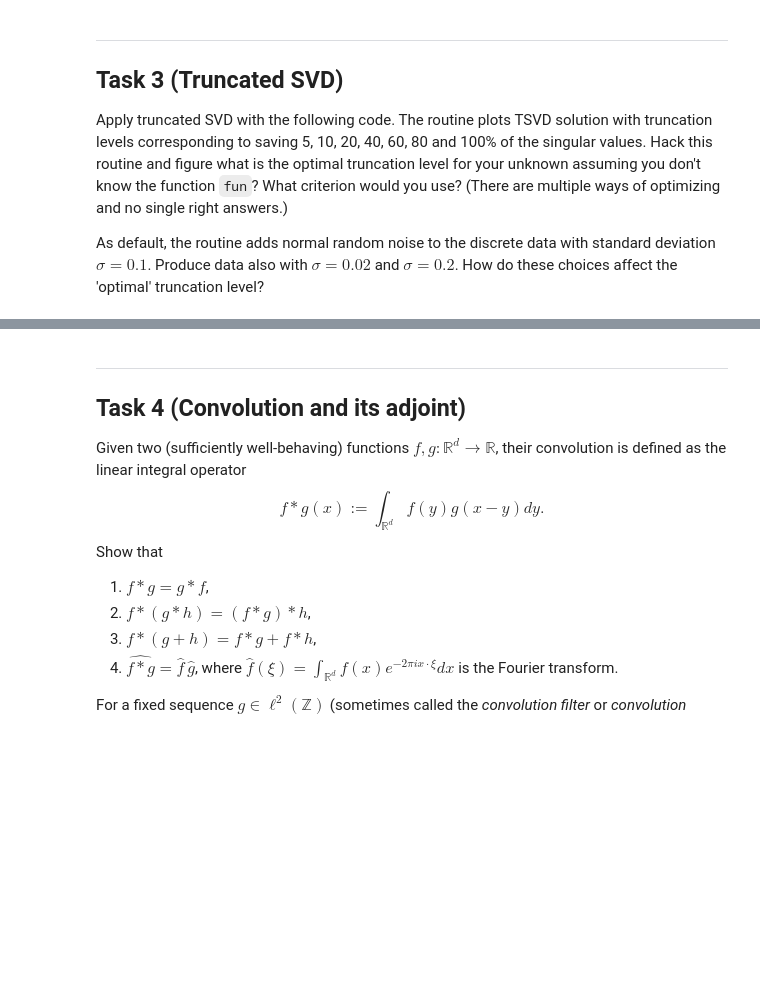
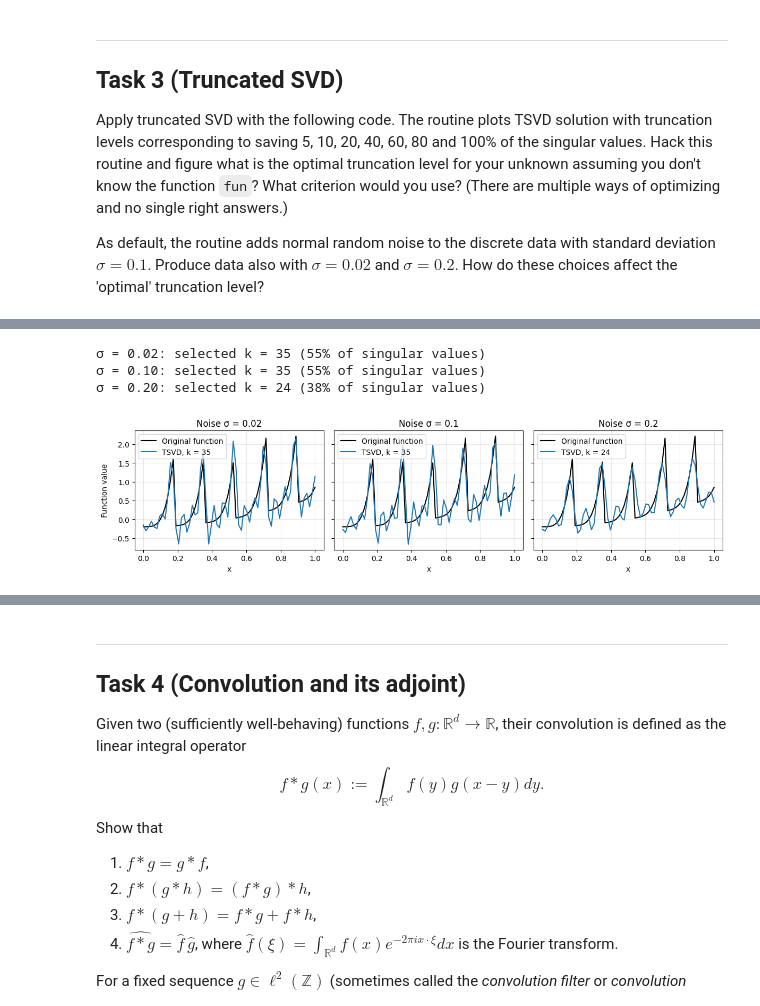
Before and after one commit to AdrianKhalatbari/Inverse_Problems_Exercises, a Jupyter notebook: 2_Regularization/Exercise01_Khalatbari_Mohammad.ipynb, the cells around one changed output, grey strips where cells are left out. Cells and saved outputs as stored; diff of their text form; code cells hidden in the pictures; blank space fills up the shorter version.

```diff
--- a/2_Regularization/Exercise01_Khalatbari_Mohammad.ipynb
+++ b/2_Regularization/Exercise01_Khalatbari_Mohammad.ipynb
@@ -126,32 +147,33 @@ As default, the routine adds normal random noise to the discrete data with stand
 # %%
-data_clean = np.convolve(fun(np.linspace(0, 1, 2*n)), psf, mode="same")[::2] # Data simulated at twice the resolution
-ground_truth = fun(xx)
+# Generate observations on a finer grid than the inversion model.
+data_clean = np.convolve(fun(np.linspace(0, 1, 2*n)), psf, mode='same')[::2]
+ground_truth = fun(xx)  # Used only for displaying the simulated example.
+U, Svals, Vt = la.svd(A)
 
-sigma = 0.1 # Noise level
-data_noisy = data_clean + sigma*rng.standard_normal((n))
+noise_levels = (0.02, 0.1, 0.2)
+unit_noise = np.random.default_rng(123).standard_normal(n)
+cutoffs = np.arange(1, n)  # k = n is excluded: the GCV denominator vanishes.
+fig, axes = plt.subplots(1, 3, figsize=(12, 3.2), sharey=True)
 
-[U, Svals, Vt] = la.svd(A) # Singular Value Decomposition
+for ax, sigma in zip(axes, noise_levels):
+    data_noisy = data_clean + sigma * unit_noise
+    coefficients = U.T @ data_noisy
+    residuals = np.array([la.norm(coefficients[k:]) for k in cutoffs])
+    gcv = residuals**2 / (n - cutoffs)**2
+    k_selected = int(cutoffs[np.argmin(gcv)])
+    reconstruction = Vt[:k_selected, :].T @ (coefficients[:k_selected] / Svals[:k_selected])
 
-sv_percents = np.array([5, 10, 20, 40, 60, 80, 100])
+    ax.plot(xx, ground_truth, 'k', label='Original function')
+    ax.plot(xx, reconstruction, label=f'TSVD, k = {k_selected}')
+    ax.set(xlabel='x', title=f'Noise σ = {sigma}')
+    ax.grid(alpha=0.3)
+    ax.legend()
+    print(f'σ = {sigma:.2f}: selected k = {k_selected} ({100*k_selected/n:.0f}% of singular values)')
 
-fig, axs = plt.subplots(len(sv_percents) + 2, sharex=True)
-fig.set_size_inches((5, 10))
-fig.suptitle("Truncated SVD reconstructions")
-
-axs[0].plot(xx, ground_truth, 'k')
-axs[0].set_title("Ground truth")
-
-axs[1].plot(xx, data_noisy, 'r')
-axs[1].set_title("Noisy data")
-
-for iii, p in enumerate(sv_percents[::-1]):
-    nsv = np.int16(n * p / 100) # Number of singular values used
-    Sp_inv = np.zeros(n)
-    Sp_inv[:nsv] = 1 / Svals[:nsv]
-    Sp_inv = np.diag(Sp_inv)
-
-    recn = Vt.T @ Sp_inv @ U.T @ data_noisy
-
-    axs[iii+2].plot(xx, recn)
-    axs[iii+2].set_title(f"Using {nsv} ({p}%) singular values")
+axes[0].set_ylabel('Function value')
 fig.tight_layout()
+# %% [output]
+σ = 0.02: selected k = 35 (55% of singular values)
+σ = 0.10: selected k = 35 (55% of singular values)
+σ = 0.20: selected k = 24 (38% of singular values)
+[figure, added]
```
Also changed, not shown: parts of 4 cells of this notebook.
